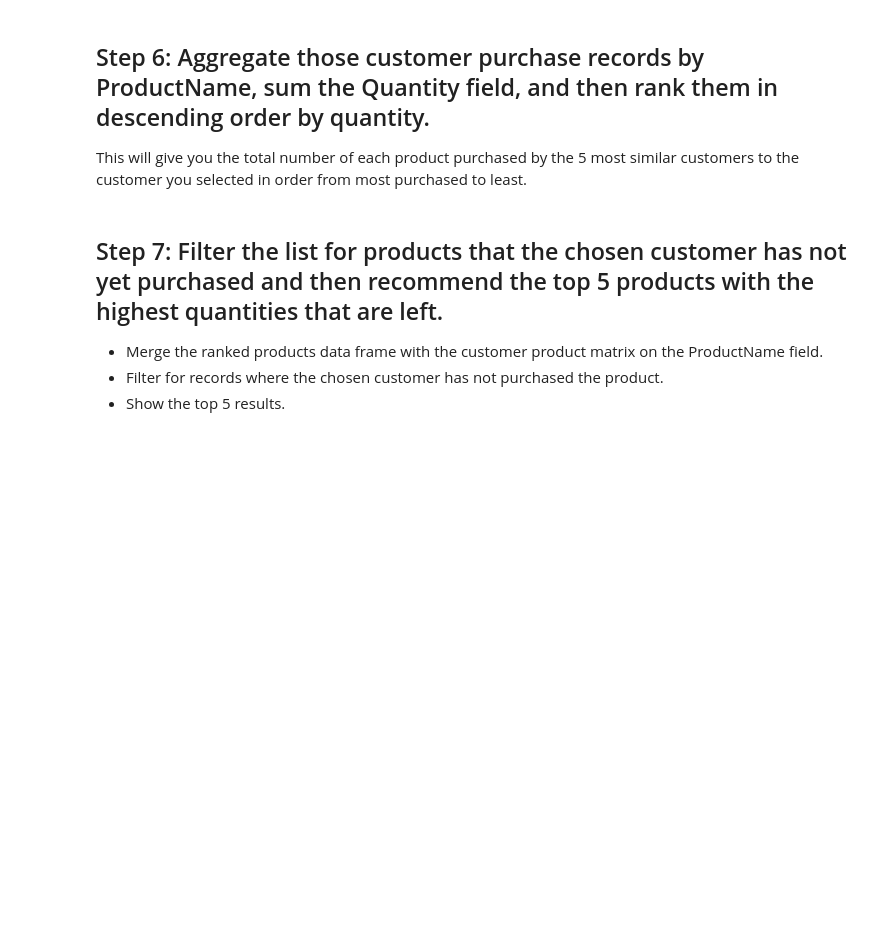
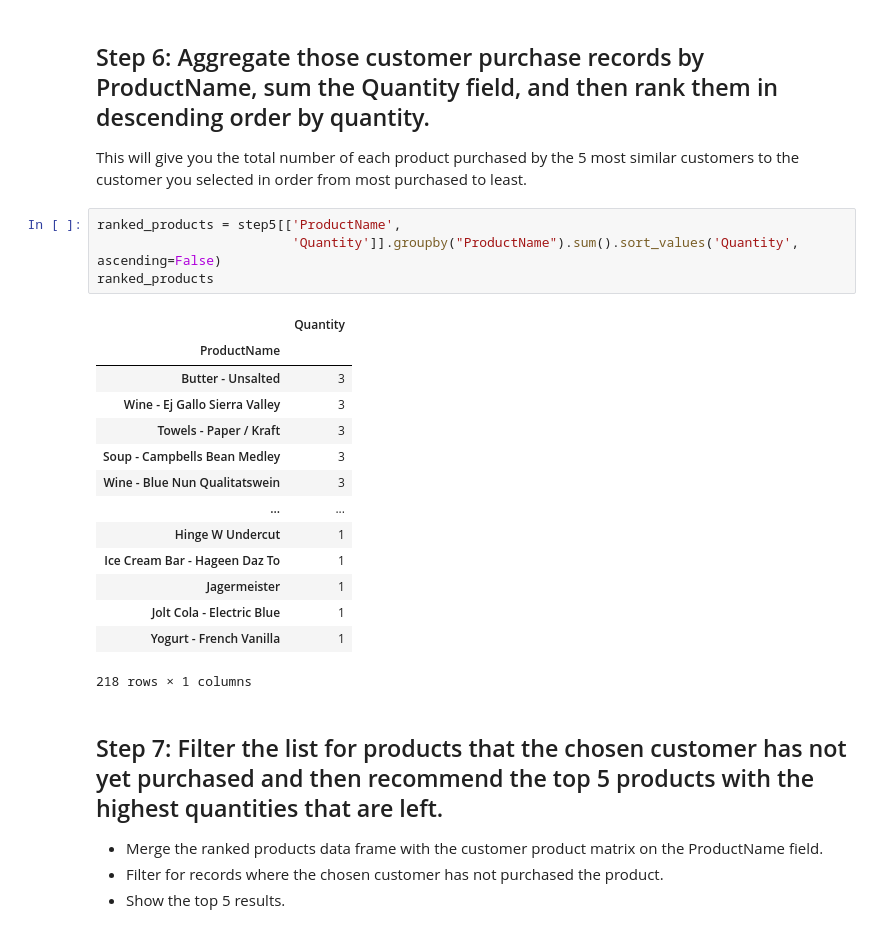
Before and after one commit to damarianor/dataptmad0223_labs, a Jupyter notebook: extra-work/m2/lab-intro-recommender-systems/your-code/main.ipynb, the cells around one changed output. Cells and saved outputs as stored; diff of their text form; blank space fills up the shorter version.

```diff
--- a/extra-work/m2/lab-intro-recommender-systems/your-code/main.ipynb
+++ b/extra-work/m2/lab-intro-recommender-systems/your-code/main.ipynb
@@ -120,6 +120,25 @@ ranked_products
 ## Step 6: Aggregate those customer purchase records by ProductName, sum the Quantity field, and then rank them in descending order by quantity.
 
 This will give you the total number of each product purchased by the 5 most similar customers to the customer you selected in order from most purchased to least.
+# %%
+ranked_products = step5[['ProductName',
+                         'Quantity']].groupby("ProductName").sum().sort_values('Quantity', ascending=False)
+ranked_products
+# %% [output]
+|  | Quantity |
+| ProductName |  |
+| Butter - Unsalted | 3 |
+| Wine - Ej Gallo Sierra Valley | 3 |
+| Towels - Paper / Kraft | 3 |
+| Soup - Campbells Bean Medley | 3 |
+| Wine - Blue Nun Qualitatswein | 3 |
+| ... | ... |
+| Hinge W Undercut | 1 |
+| Ice Cream Bar - Hageen Daz To | 1 |
+| Jagermeister | 1 |
+| Jolt Cola - Electric Blue | 1 |
+| Yogurt - French Vanilla | 1 |
+218 rows × 1 columns
 # %% [markdown]
 ## Step 7: Filter the list for products that the chosen customer has not yet purchased and then recommend the top 5 products with the highest quantities that are left.
 
```
Also changed, not shown: parts of 4 cells of this notebook.
